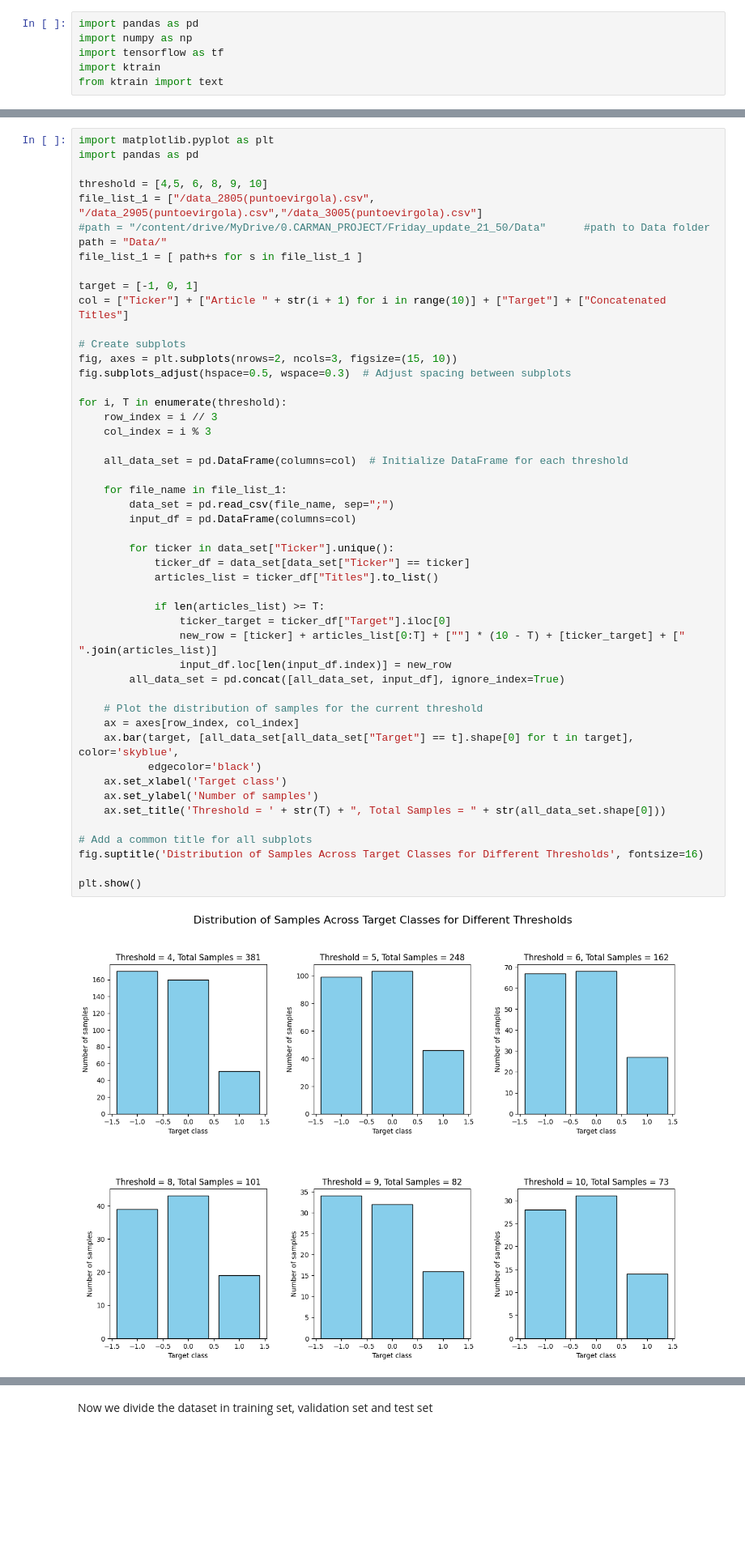
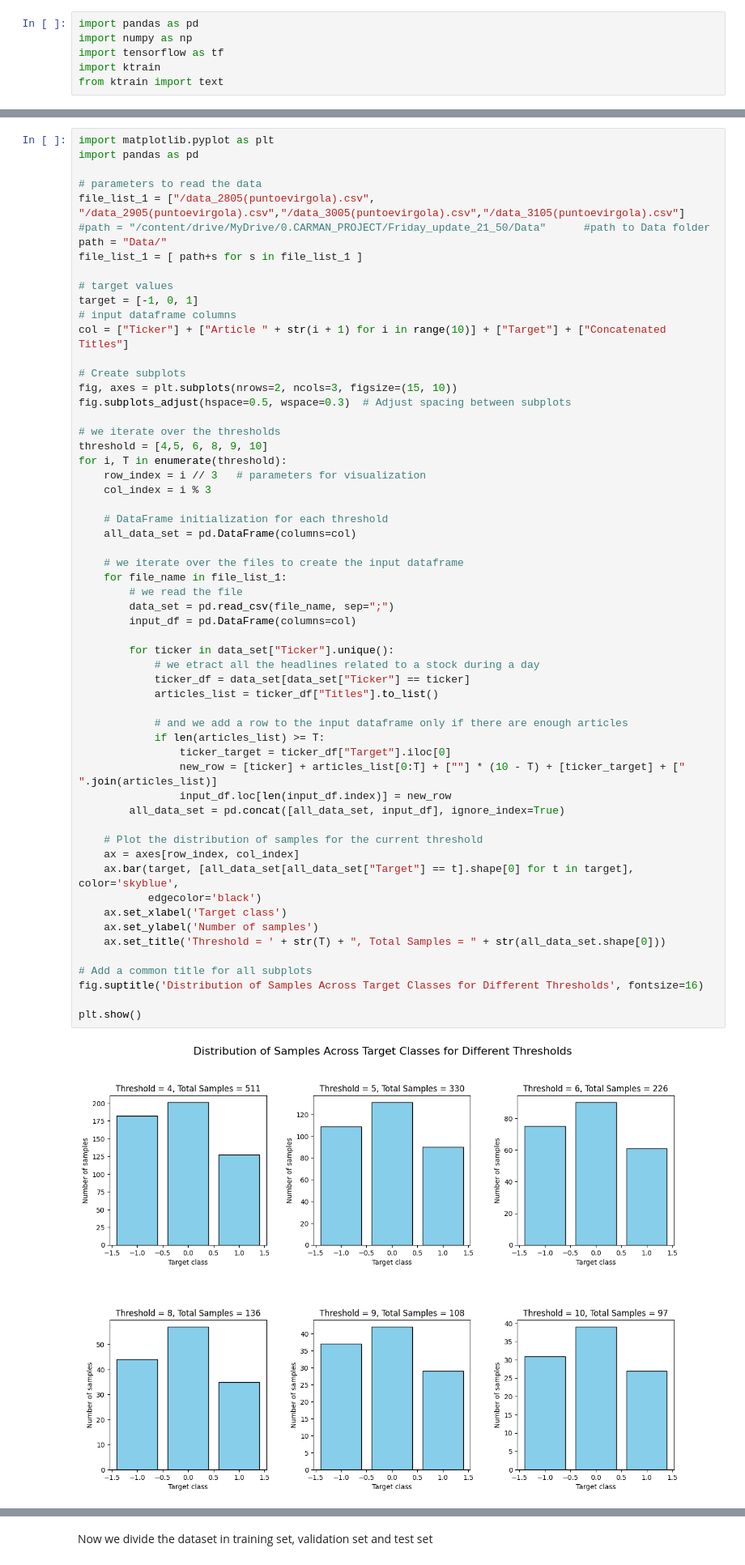
Before and after one commit to MarcoPace00/TextMining, a Jupyter notebook: Full_notebook_1.ipynb, the cells around one changed output, grey strips where cells are left out. Shown at 81% size. Drawn from its saved outputs; the diff is of its cells as text; blank space fills up the shorter version.

Commit message:
We are almost there

```diff
--- a/Full_notebook_1.ipynb
+++ b/Full_notebook_1.ipynb
@@ -158,50 +158,59 @@ from ktrain import text
 import matplotlib.pyplot as plt
 import pandas as pd
 
-threshold = [4,5, 6, 8, 9, 10]
-file_list_1 = ["/data_2805(puntoevirgola).csv", "/data_2905(puntoevirgola).csv","/data_3005(puntoevirgola).csv"]
+# parameters to read the data
+file_list_1 = ["/data_2805(puntoevirgola).csv", "/data_2905(puntoevirgola).csv","/data_3005(puntoevirgola).csv","/data_3105(puntoevirgola).csv"]
 #path = "/content/drive/MyDrive/0.CARMAN_PROJECT/Friday_update_21_50/Data"      #path to Data folder
 path = "Data/"
 file_list_1 = [ path+s for s in file_list_1 ]
 
+# target values
 target = [-1, 0, 1]
+# input dataframe columns
 col = ["Ticker"] + ["Article " + str(i + 1) for i in range(10)] + ["Target"] + ["Concatenated Titles"]
 
 # Create subplots
 fig, axes = plt.subplots(nrows=2, ncols=3, figsize=(15, 10))
 fig.subplots_adjust(hspace=0.5, wspace=0.3)  # Adjust spacing between subplots
 
+# we iterate over the thresholds
+threshold = [4,5, 6, 8, 9, 10]
 for i, T in enumerate(threshold):
-    row_index = i // 3
+    row_index = i // 3   # parameters for visualization
     col_index = i % 3
 
-    all_data_set = pd.DataFrame(columns=col)  # Initialize DataFrame for each threshold
+    # DataFrame initialization for each threshold
+    all_data_set = pd.DataFrame(columns=col)
 
+    # we iterate over the files to create the input dataframe
     for file_name in file_list_1:
+        # we read the file
         data_set = pd.read_csv(file_name, sep=";")
         input_df = pd.DataFrame(columns=col)
 
         for ticker in data_set["Ticker"].unique():
+            # we etract all the headlines related to a stock during a day
             ticker_df = data_set[data_set["Ticker"] == ticker]
             articles_list = ticker_df["Titles"].to_list()
 
+            # and we add a row to the input dataframe only if there are enough articles
             if len(articles_list) >= T:
                 ticker_target = ticker_df["Target"].iloc[0]
                 new_row = [ticker] + articles_list[0:T] + [""] * (10 - T) + [ticker_target] + [" ".join(articles_list)]
                 input_df.loc[len(input_df.index)] = new_row
         all_data_set = pd.concat([all_data_set, input_df], ignore_index=True)
 
     # Plot the distribution of samples for the current threshold
     ax = axes[row_index, col_index]
     ax.bar(target, [all_data_set[all_data_set["Target"] == t].shape[0] for t in target], color='skyblue',
            edgecolor='black')
     ax.set_xlabel('Target class')
     ax.set_ylabel('Number of samples')
     ax.set_title('Threshold = ' + str(T) + ", Total Samples = " + str(all_data_set.shape[0]))
 
 # Add a common title for all subplots
 fig.suptitle('Distribution of Samples Across Target Classes for Different Thresholds', fontsize=16)
 
 plt.show()
 # %% [output]
-[figure, old version]
+[figure, new version]
```
Also changed, not shown: parts of 30 cells of this notebook.
